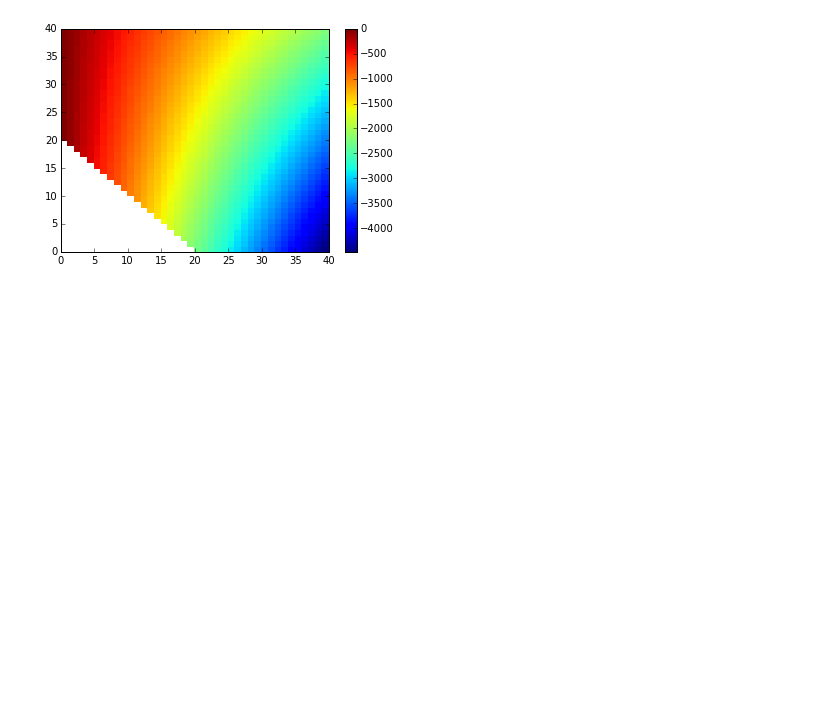
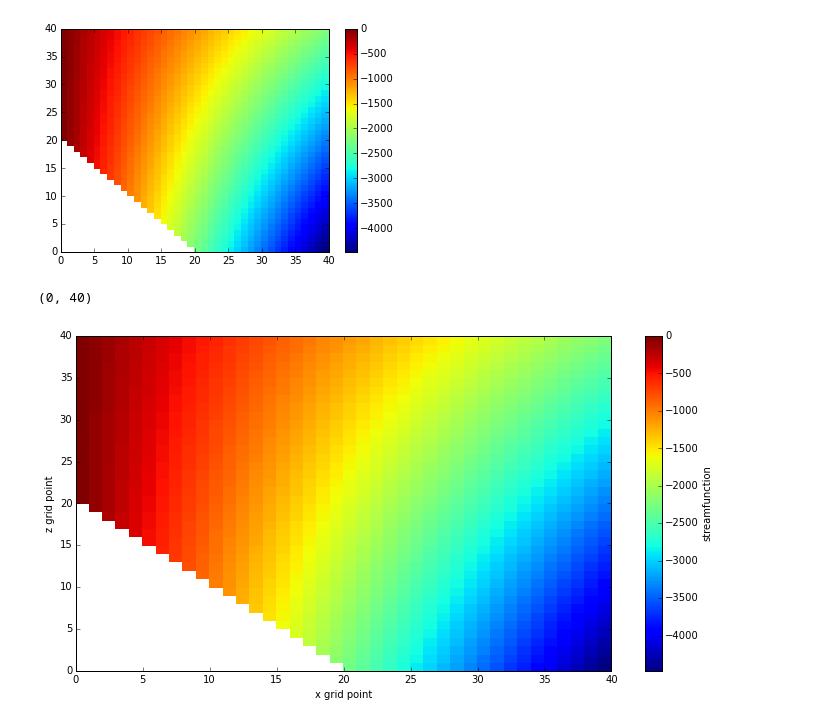
Before and after one commit to jieliu920608/Lab7Assignment, a Jupyter notebook: Project.ipynb, the cells around one changed output. Drawn from its saved outputs; the diff is of its cells as text; code cells hidden in the pictures; blank space fills up the shorter version.

```diff
--- a/Project.ipynb
+++ b/Project.ipynb
@@ -186,3 +186,15 @@ plt.colorbar()
 # %% [output]
 <matplotlib.colorbar.Colorbar at 0x...>
 [figure]
+# %%
+fig, ax =plt.subplots(1,1,figsize = (12,6))
+plot=ax.pcolormesh(psi_t,linewidth=0,rasterized=True,cmap = 'jet')
+cbar= plt.colorbar(plot)
+cbar.set_label('streamfunction')
+ax.set_xlim(0,40)
+ax.set_xlabel('x grid point')
+ax.set_ylabel('z grid point')
+ax.set_ylim(0,40)
+# %% [output]
+(0, 40)
+[figure, added]
```
